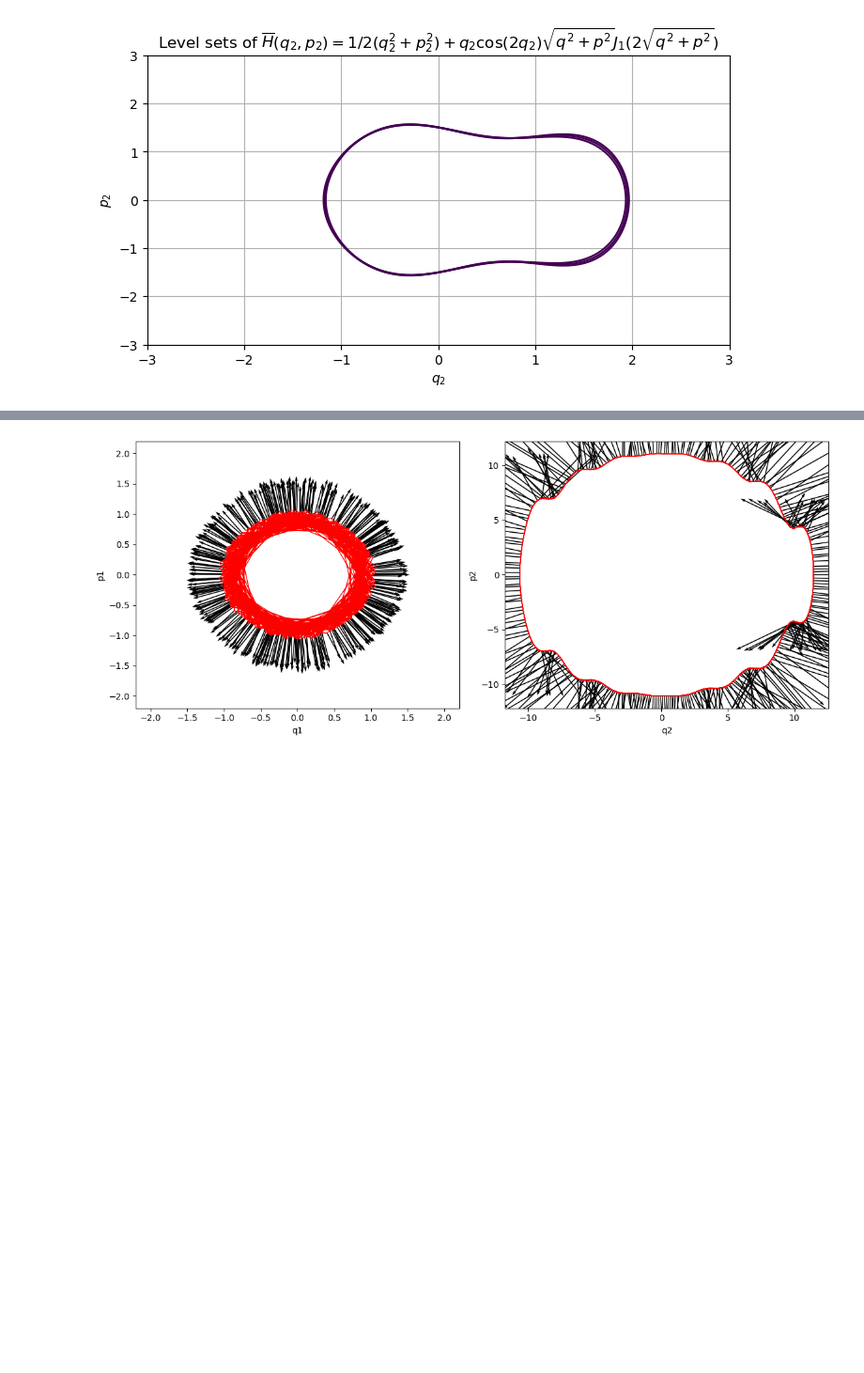
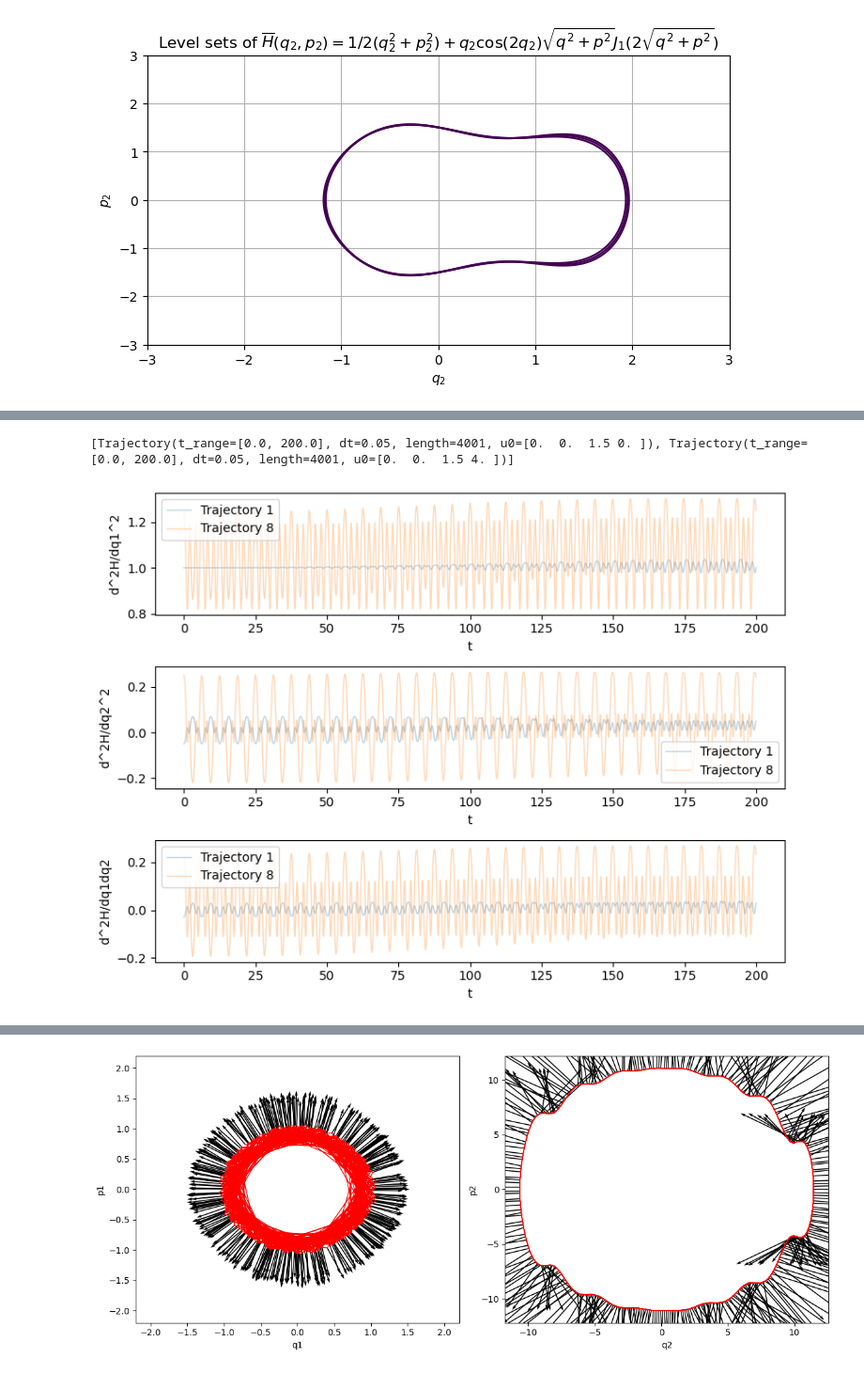
Before and after one commit to fr0420/learnsolnmap, a Jupyter notebook: notebooks/nco_ref.ipynb, the cells around one changed output, grey strips where cells are left out. Shown at 94% size. Saved outputs shown, nothing was run; the diff lists cells and outputs as text; code cells hidden in the pictures; blank space fills up the shorter version.

```diff
--- a/notebooks/nco_ref.ipynb
+++ b/notebooks/nco_ref.ipynb
@@ -401 +397,44 @@ array([[ 0.00000000e+00,  0.00000000e+00],
+# %%
+traj_indices = [1, 8]
+traj_labels = [f"Trajectory {idx}" for idx in traj_indices]
+
+trajs = [Trajectory.load_from_file(REF_TRAJ_FILEPATHS[idx], REF_TRAJ_DT) for idx in traj_indices]
+trajs = [traj.select_between(0, 200) for traj in trajs]
+print(trajs)
+
+nco = NCO()
+# %% [output]
+[Trajectory(t_range=[0.0, 200.0], dt=0.05, length=4001, u0=[0.  0.  1.5 0. ]), Trajectory(t_range=[0.0, 200.0], dt=0.05, length=4001, u0=[0.  0.  1.5 4. ])]
+# %%
+# Plot hessian H
+
+plt.figure(figsize=(8, 6))
+plt.subplot(3, 1, 1)
+for traj, label in zip(trajs, traj_labels):
+    d2Hdq1dq1 = nco.compute_hessian_H(traj.uu)[..., 2, 2]
+    plt.plot(traj.tt, d2Hdq1dq1, "-", lw=1, alpha=0.3, label=label)
+plt.xlabel("t")
+plt.ylabel("d^2H/dq1^2")
+plt.legend()
+
+plt.subplot(3, 1, 2)
+for traj, label in zip(trajs, traj_labels):
+    d2Hdq2dq2 = nco.compute_hessian_H(traj.uu)[..., 3, 3]
+    plt.plot(traj.tt, d2Hdq2dq2, "-", lw=1, alpha=0.3, label=label)
+plt.xlabel("t")
+plt.ylabel("d^2H/dq2^2")
+plt.legend()
+
+plt.subplot(3, 1, 3)
+for traj, label in zip(trajs, traj_labels):
+    d2Hdq1dq2 = nco.compute_hessian_H(traj.uu)[..., 2, 3]
+    plt.plot(traj.tt, d2Hdq1dq2, "-", lw=1, alpha=0.3, label=label)
+plt.xlabel("t")
+plt.ylabel("d^2H/dq1dq2")
+
+plt.legend()
+plt.tight_layout()
+plt.show()
+# %% [output]
+[figure, added]
 # %%
```
Also changed, not shown: parts of 32 cells of this notebook, 2 other files.
